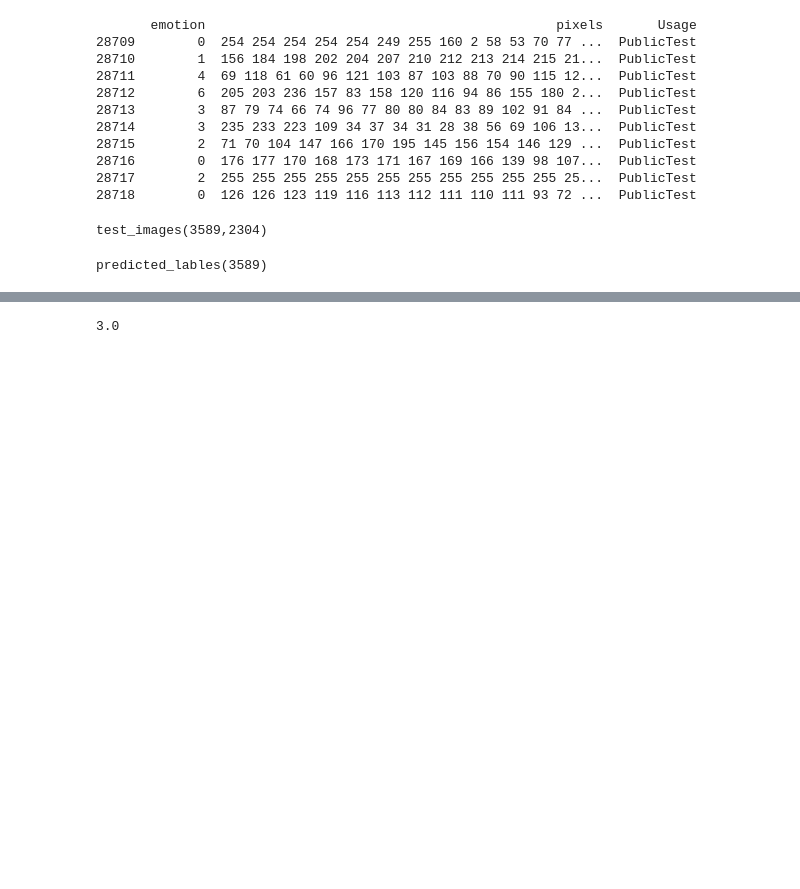
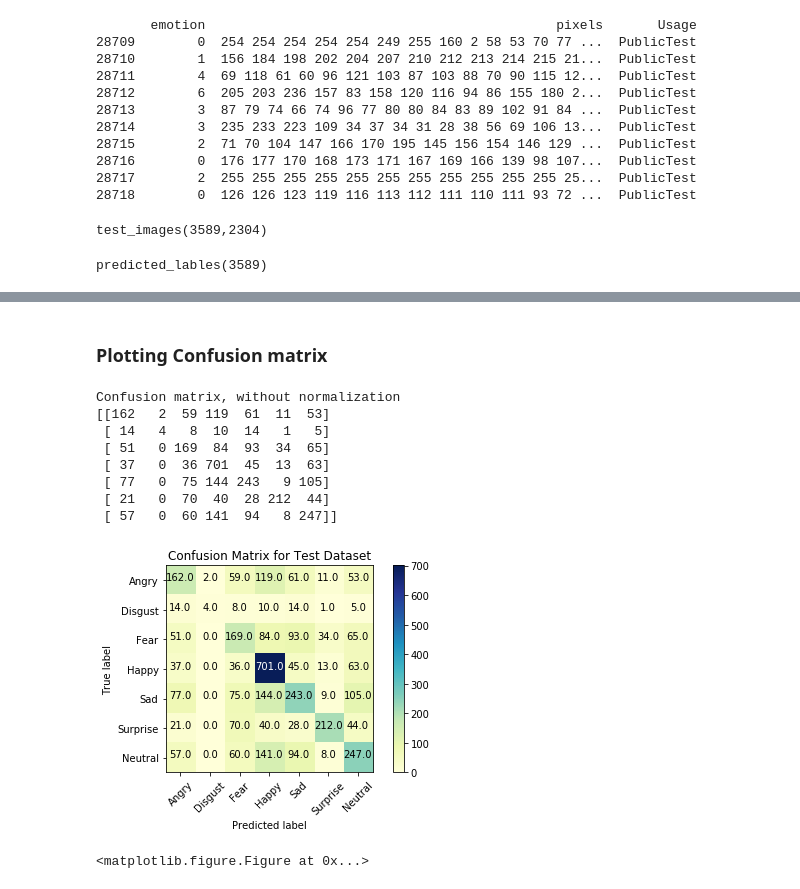
Before and after one commit to Sumitha123/TensorFlow-FER, a Jupyter notebook: CNN_TensorFlow_FER_Model.ipynb, the cells around one changed output, grey strips where cells are left out. Saved outputs shown, nothing was run; the diff lists cells and outputs as text; code cells hidden in the pictures; blank space fills up the shorter version.

```diff
--- a/CNN_TensorFlow_FER_Model.ipynb
+++ b/CNN_TensorFlow_FER_Model.ipynb
@@ -457,4 +442,49 @@ plot_subjects(0,36,predicted_lables)
-# %%
-print(predicted_lables[1])
-# %% [output]
-3.0
+# %% [markdown]
+### Plotting Confusion matrix
+# %%
+from sklearn.metrics import confusion_matrix
+import itertools
+cnf_matrix = confusion_matrix(test_data.emotion.values, predicted_lables)
+def plt_cnf_matrix(cm, classes,normalize=False,title='Confusion matrix',cmap=plt.cm.Blues):
+
+    plt.imshow(cm, interpolation='nearest', cmap=cmap)
+    plt.title(title)
+    plt.colorbar()
+    tick_marks = np.arange(len(classes))
+    plt.xticks(tick_marks, classes, rotation=45)
+    plt.yticks(tick_marks, classes)
+
+    if normalize:
+        cm = cm.astype('float') / cm.sum(axis=1)[:, np.newaxis]
+        print("Normalized confusion matrix")
+    else:
+        print('Confusion matrix, without normalization')
+
+    print(cm)
+
+    thresh = cm.max() / 2.
+    for i, j in itertools.product(range(cm.shape[0]), range(cm.shape[1])):
+        plt.text(j, i, int(cm[i, j]*100)/100.0,
+                 horizontalalignment="center",
+                 color="white" if cm[i, j] > thresh else "black")
+
+    plt.tight_layout()
+    plt.ylabel('True label')
+    plt.xlabel('Predicted label')
+class_names = ['Angry', 'Disgust', 'Fear', 'Happy', 'Sad', 'Surprise', 'Neutral']
+plt_cnf_matrix(cnf_matrix, classes=class_names, normalize=False,
+                      title='Confusion Matrix for Test Dataset',cmap=plt.cm.YlGnBu)
+
+plt.show()
+plt.savefig("confusion_matrix.png")
+# %% [output]
+Confusion matrix, without normalization
+[[162   2  59 119  61  11  53]
+ [ 14   4   8  10  14   1   5]
+ [ 51   0 169  84  93  34  65]
+ [ 37   0  36 701  45  13  63]
+ [ 77   0  75 144 243   9 105]
+ [ 21   0  70  40  28 212  44]
+ [ 57   0  60 141  94   8 247]]
+[figure, added]
+<matplotlib.figure.Figure at 0x...>
```
Also changed, not shown: parts of 24 cells of this notebook.
